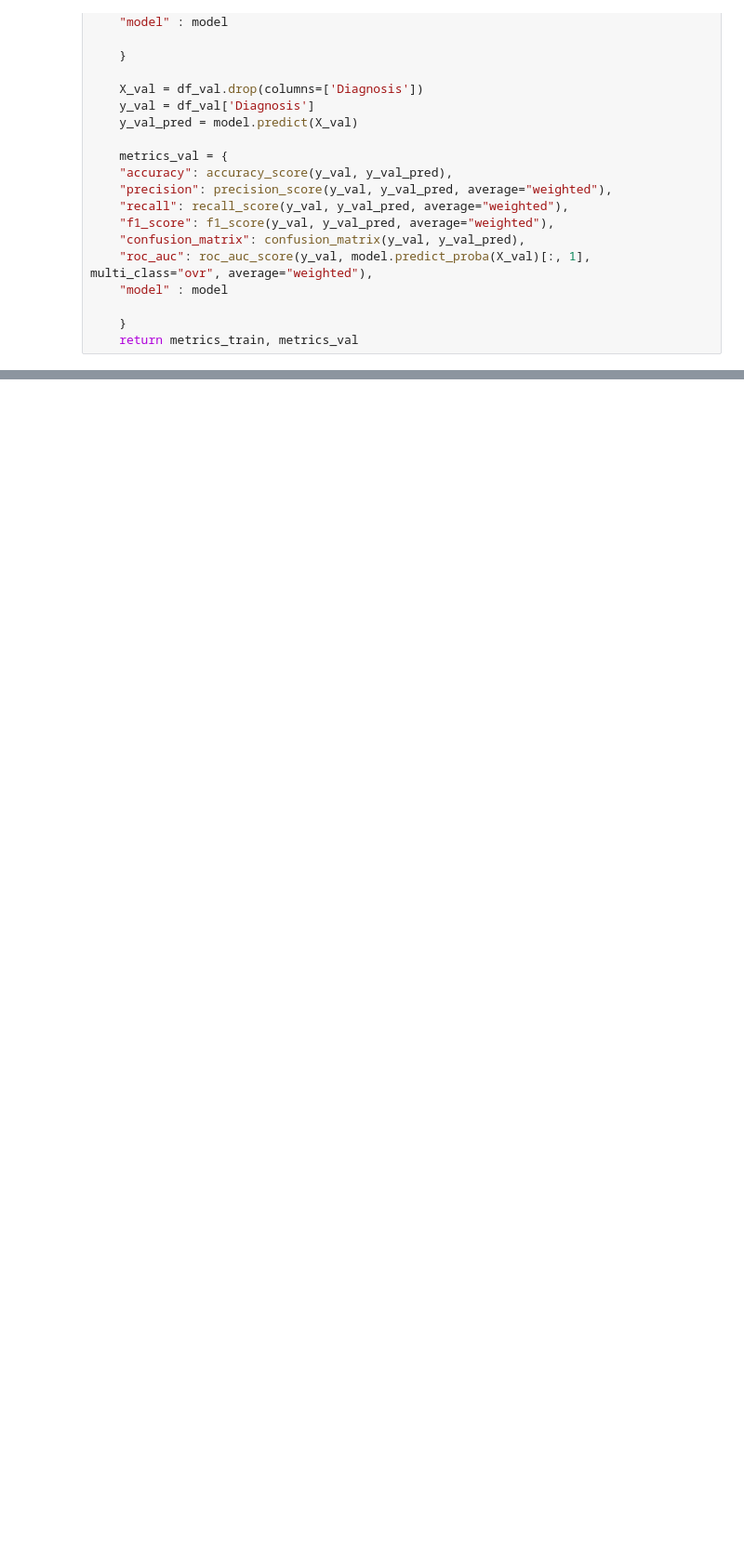
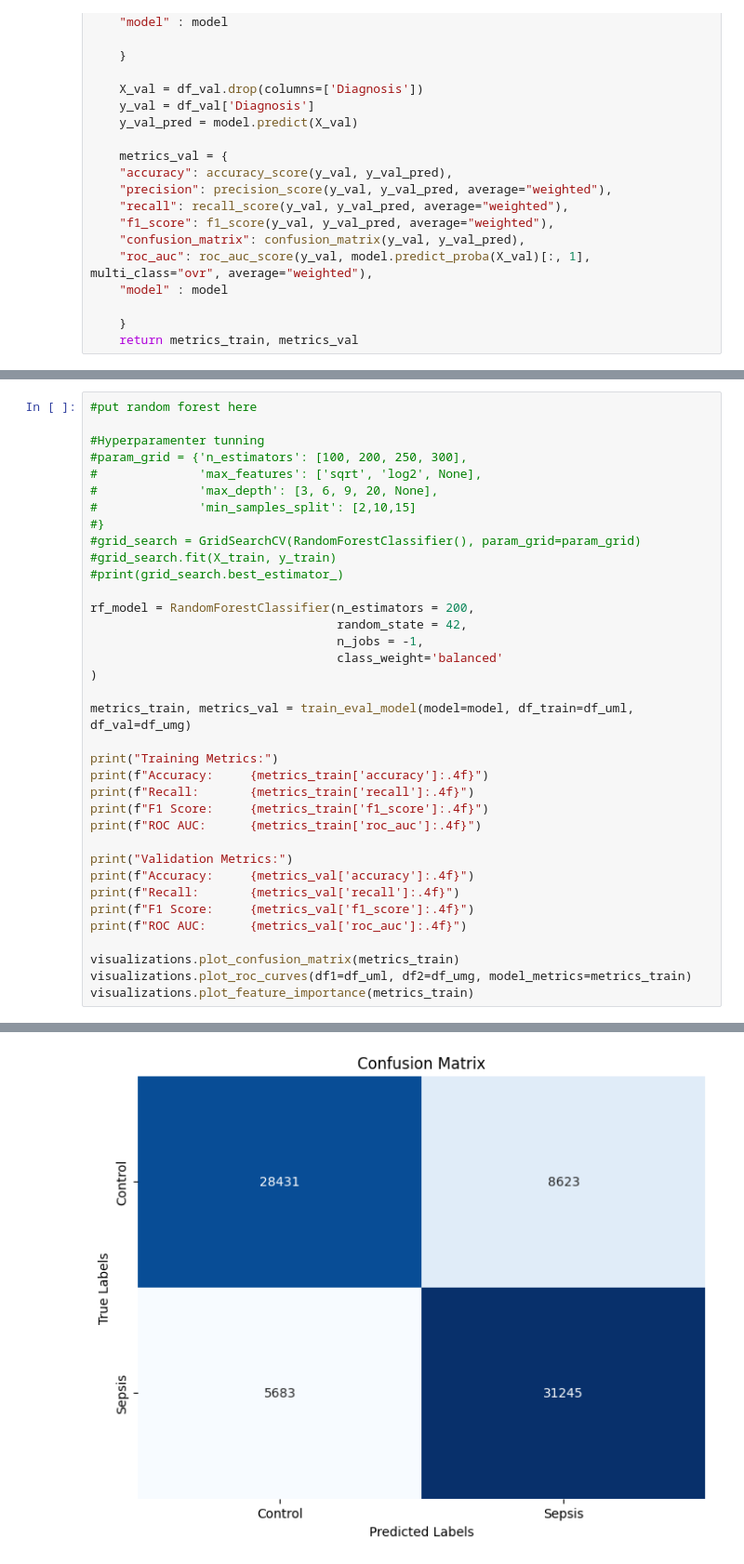
Before and after one commit to michaeltwo/info501, a Jupyter notebook: final_code_files/models.ipynb, the cells around one changed output, grey strips where cells are left out. Shown at 93% size. Saved outputs shown, nothing was run; the diff lists cells and outputs as text; blank space fills up the shorter version.

```diff
--- a/final_code_files/models.ipynb
+++ b/final_code_files/models.ipynb
@@ -103,0 +140,37 @@ plt.show()
+# %%
+#put random forest here
+
+#Hyperparamenter tunning
+#param_grid = {'n_estimators': [100, 200, 250, 300],
+#              'max_features': ['sqrt', 'log2', None],
+#              'max_depth': [3, 6, 9, 20, None],
+#              'min_samples_split': [2,10,15]
+#}
+#grid_search = GridSearchCV(RandomForestClassifier(), param_grid=param_grid)
+#grid_search.fit(X_train, y_train)
+#print(grid_search.best_estimator_)
+
+rf_model = RandomForestClassifier(n_estimators = 200,
+                                  random_state = 42,
+                                  n_jobs = -1,
+                                  class_weight='balanced'
+)
+
+metrics_train, metrics_val = train_eval_model(model=model, df_train=df_uml, df_val=df_umg)
+
+print("Training Metrics:")
+print(f"Accuracy:     {metrics_train['accuracy']:.4f}")
+print(f"Recall:       {metrics_train['recall']:.4f}")
+print(f"F1 Score:     {metrics_train['f1_score']:.4f}")
+print(f"ROC AUC:      {metrics_train['roc_auc']:.4f}")
+
+print("Validation Metrics:")
+print(f"Accuracy:     {metrics_val['accuracy']:.4f}")
+print(f"Recall:       {metrics_val['recall']:.4f}")
+print(f"F1 Score:     {metrics_val['f1_score']:.4f}")
+print(f"ROC AUC:      {metrics_val['roc_auc']:.4f}")
+
+visualizations.plot_confusion_matrix(metrics_train)
+visualizations.plot_roc_curves(df1=df_uml, df2=df_umg, model_metrics=metrics_train)
+visualizations.plot_feature_importance(metrics_train)
+# %% [output]
@@ -103,0 +187 @@ plt.show()
+[figure, added]
```
Also changed, not shown: parts of 7 cells of this notebook, 2 other files.
